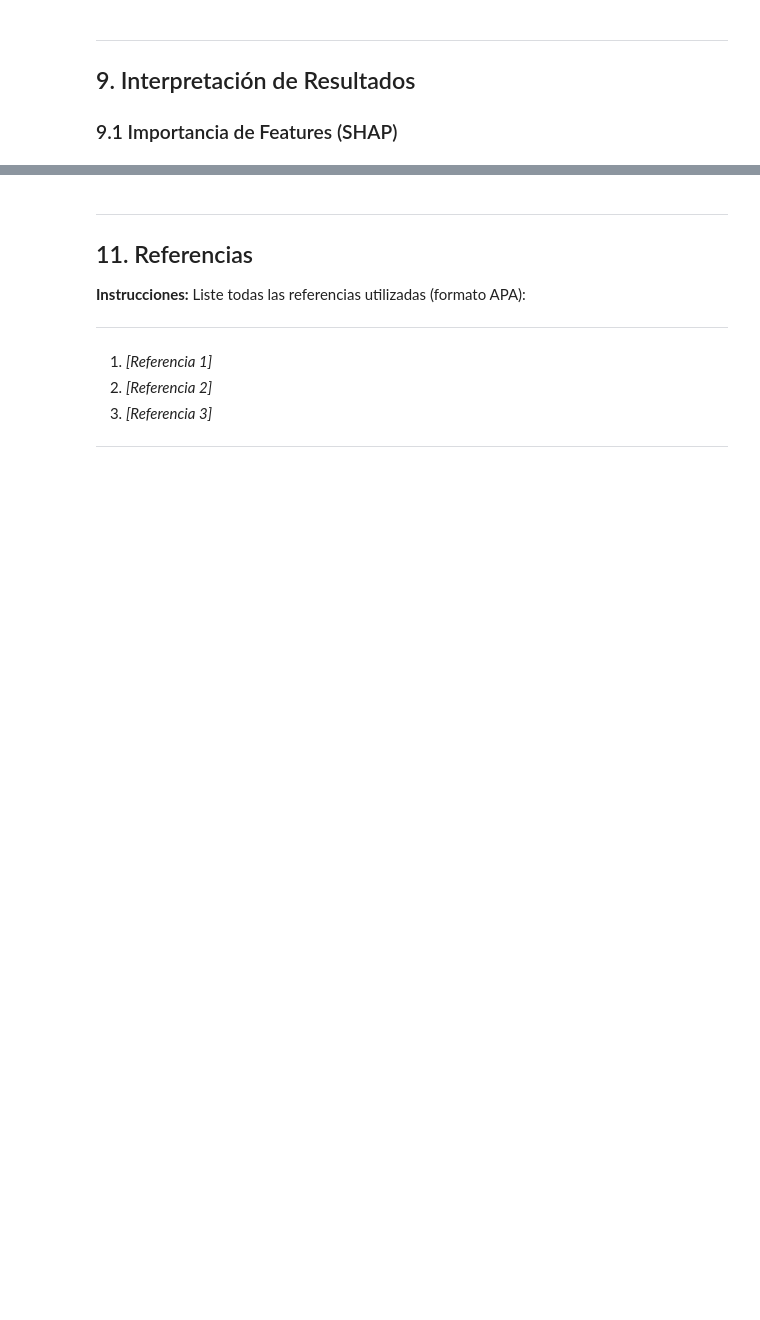
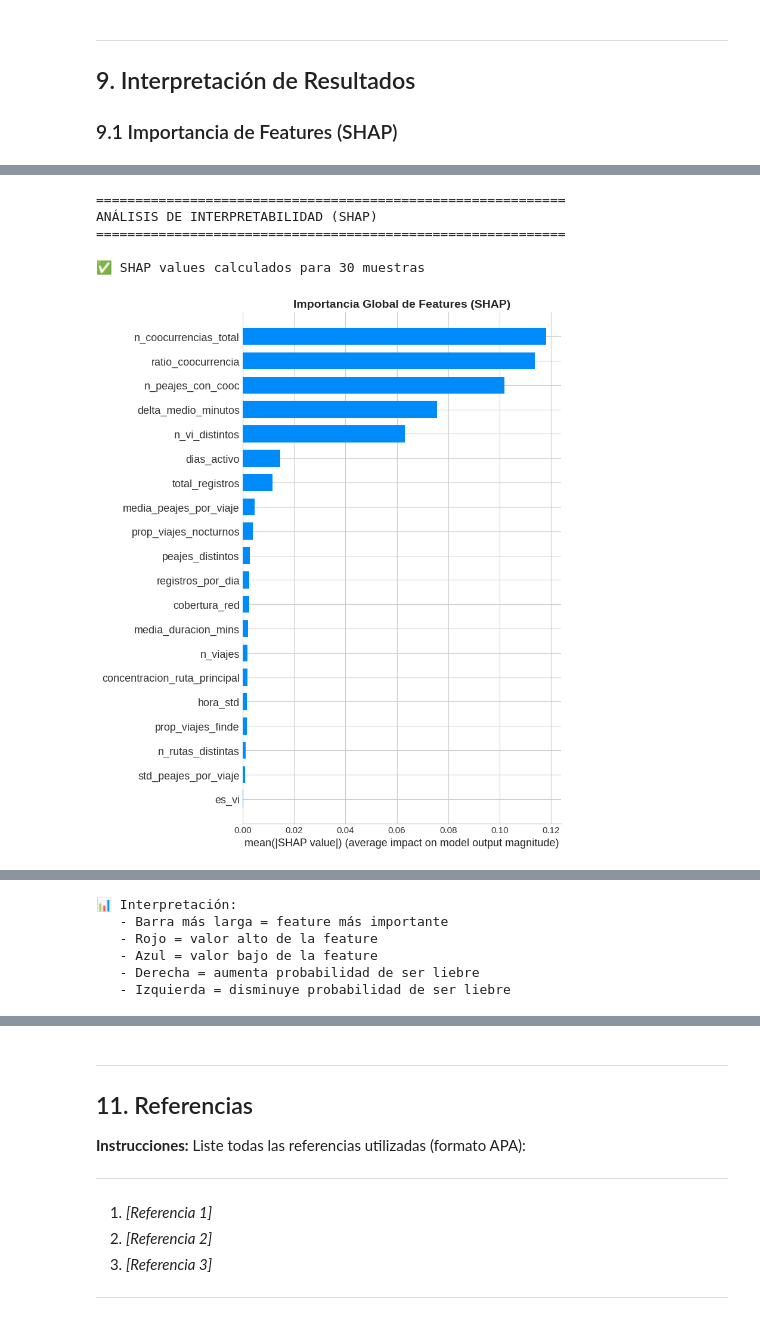
Before and after one commit to rlozanomallqui/AML-Final-Lozano-Roxana, a Jupyter notebook: notebooks/final_project.ipynb, the cells around one changed output, grey strips where cells are left out. Drawn from its saved outputs; the diff is of its cells as text; code cells hidden in the pictures; blank space fills up the shorter version.

```diff
--- a/notebooks/final_project.ipynb
+++ b/notebooks/final_project.ipynb
@@ -2729,0 +2674,63 @@ except Exception as e:
+# %%
+# =====================================================
+# INTERPRETABILIDAD CON SHAP (OPCIONAL)
+# =====================================================
+
+# Instalar SHAP
+#!pip install shap
+
+print('='*60)
+print('ANÁLISIS DE INTERPRETABILIDAD (SHAP)')
+print('='*60)
+
+# Usar Random Forest baseline para SHAP
+rf_model = baselines['Random Forest']
+
+# Muestra del test set
+sample_size = min(50, len(X_test))
+X_sample = X_test.iloc[:sample_size]
+
+# Crear explainer
+explainer = shap.TreeExplainer(rf_model)
+shap_values = explainer.shap_values(X_sample)
+
+print(f'\n✅ SHAP values calculados para {sample_size} muestras\n')
+
+# --- Manejo robusto de dimensiones ---
+if isinstance(shap_values, list):
+    # Caso clásico binario: lista [class0, class1]
+    shap_to_plot = shap_values[1]
+else:
+    # Caso nuevo formato (n_samples, n_features, n_classes)
+    if len(shap_values.shape) == 3:
+        shap_to_plot = shap_values[:, :, 1]
+    else:
+        shap_to_plot = shap_values
+
+# Summary plot (importancia global)
+plt.figure(figsize=(10, 8))
+shap.summary_plot(shap_to_plot, X_sample, plot_type='bar', show=False)
+plt.title('Importancia Global de Features (SHAP)', fontsize=14, fontweight='bold')
+plt.tight_layout()
+plt.show()
+
+# Summary plot detallado
+plt.figure(figsize=(10, 8))
+shap.summary_plot(shap_to_plot, X_sample, show=False)
+plt.title('Impacto de Features en Predicción (SHAP)', fontsize=14, fontweight='bold')
+plt.tight_layout()
+plt.show()
+
+print('\n📊 Interpretación:')
+print('   - Barra más larga = feature más importante')
+print('   - Rojo = valor alto de la feature')
+print('   - Azul = valor bajo de la feature')
+print('   - Derecha = aumenta probabilidad de ser liebre')
+print('   - Izquierda = disminuye probabilidad de ser liebre')
+# %% [output]
+============================================================
+ANÁLISIS DE INTERPRETABILIDAD (SHAP)
+============================================================
+
+✅ SHAP values calculados para 30 muestras
+[figure, added]
@@ -2729,0 +2738,6 @@ except Exception as e:
+📊 Interpretación:
+   - Barra más larga = feature más importante
+   - Rojo = valor alto de la feature
+   - Azul = valor bajo de la feature
+   - Derecha = aumenta probabilidad de ser liebre
+   - Izquierda = disminuye probabilidad de ser liebre
```
Also changed, not shown: parts of 24 cells of this notebook.
